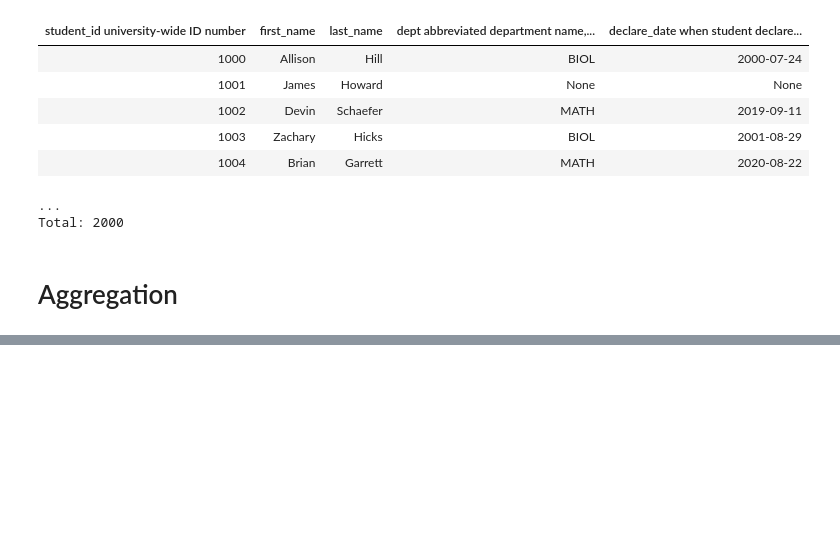
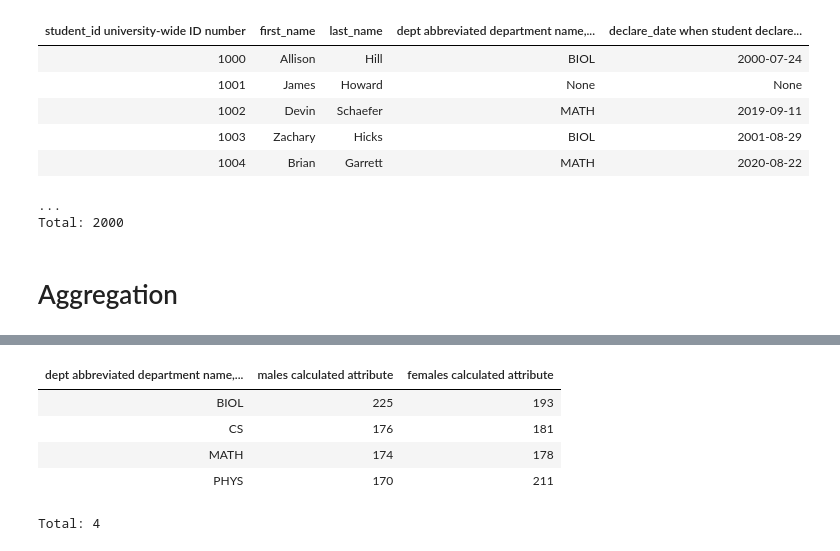
Before and after one commit to dimitri-yatsenko/datajoint-book, a Jupyter notebook: book/80-examples/016-university-queries.ipynb, the cells around one changed output, grey strips where cells are left out. Saved outputs shown, nothing was run; the diff lists cells and outputs as text; code cells hidden in the pictures; blank space fills up the shorter version.

```diff
--- a/book/80-examples/016-university-queries.ipynb
+++ b/book/80-examples/016-university-queries.ipynb
@@ -283,0 +294,10 @@ Total: 2000
+# %%
+# Departments with the number of male and female students
+Department.aggr(StudentMajor*Student, males='SUM(sex="M")', females='SUM(sex="F")')
+# %% [output]
+| dept abbreviated department name,... | males calculated attribute | females calculated attribute |
+| BIOL | 225 | 193 |
+| CS | 176 | 181 |
+| MATH | 174 | 178 |
+| PHYS | 170 | 211 |
+Total: 4
```
Also changed, not shown: parts of 4 cells of this notebook, 5 other files.
